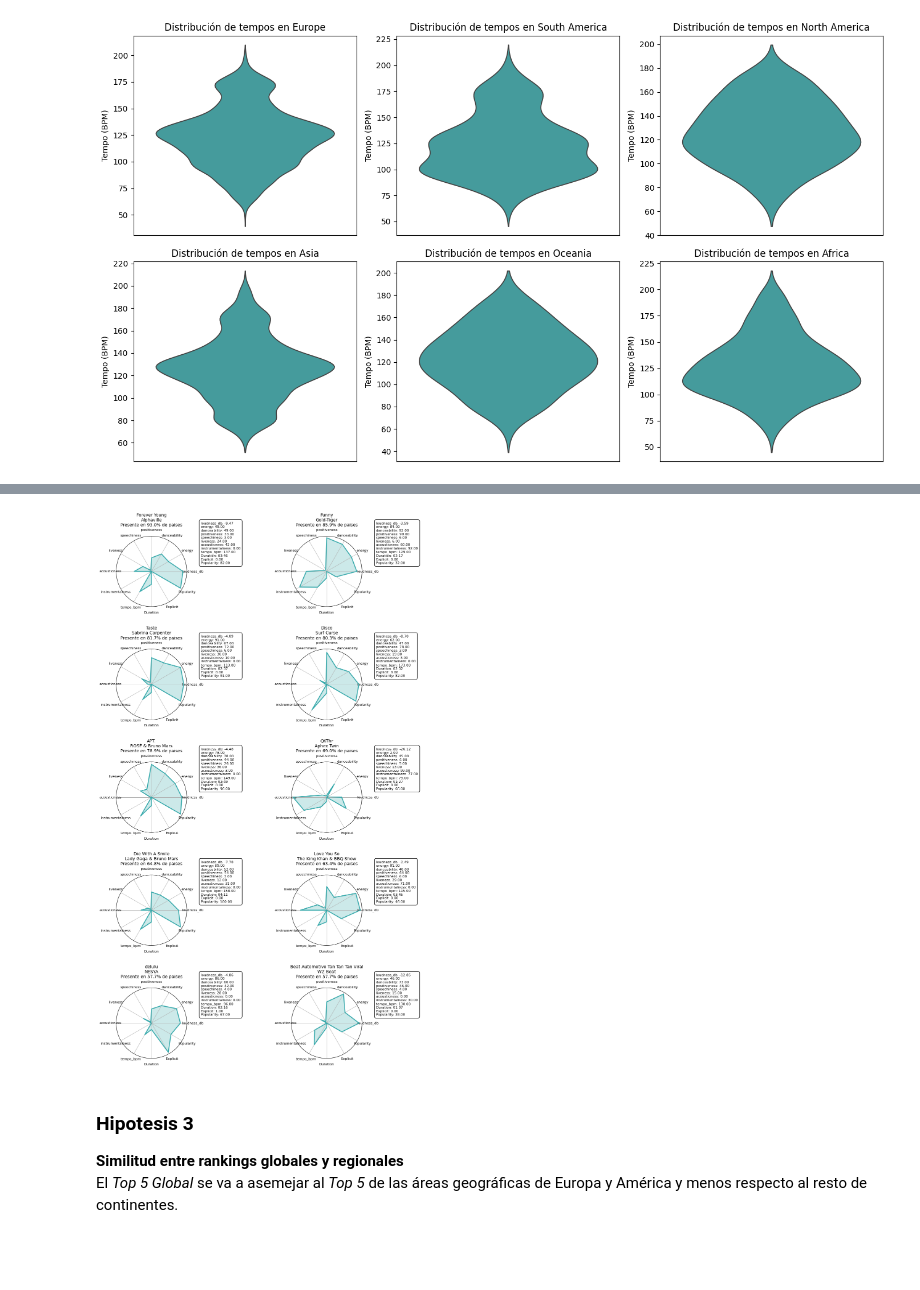
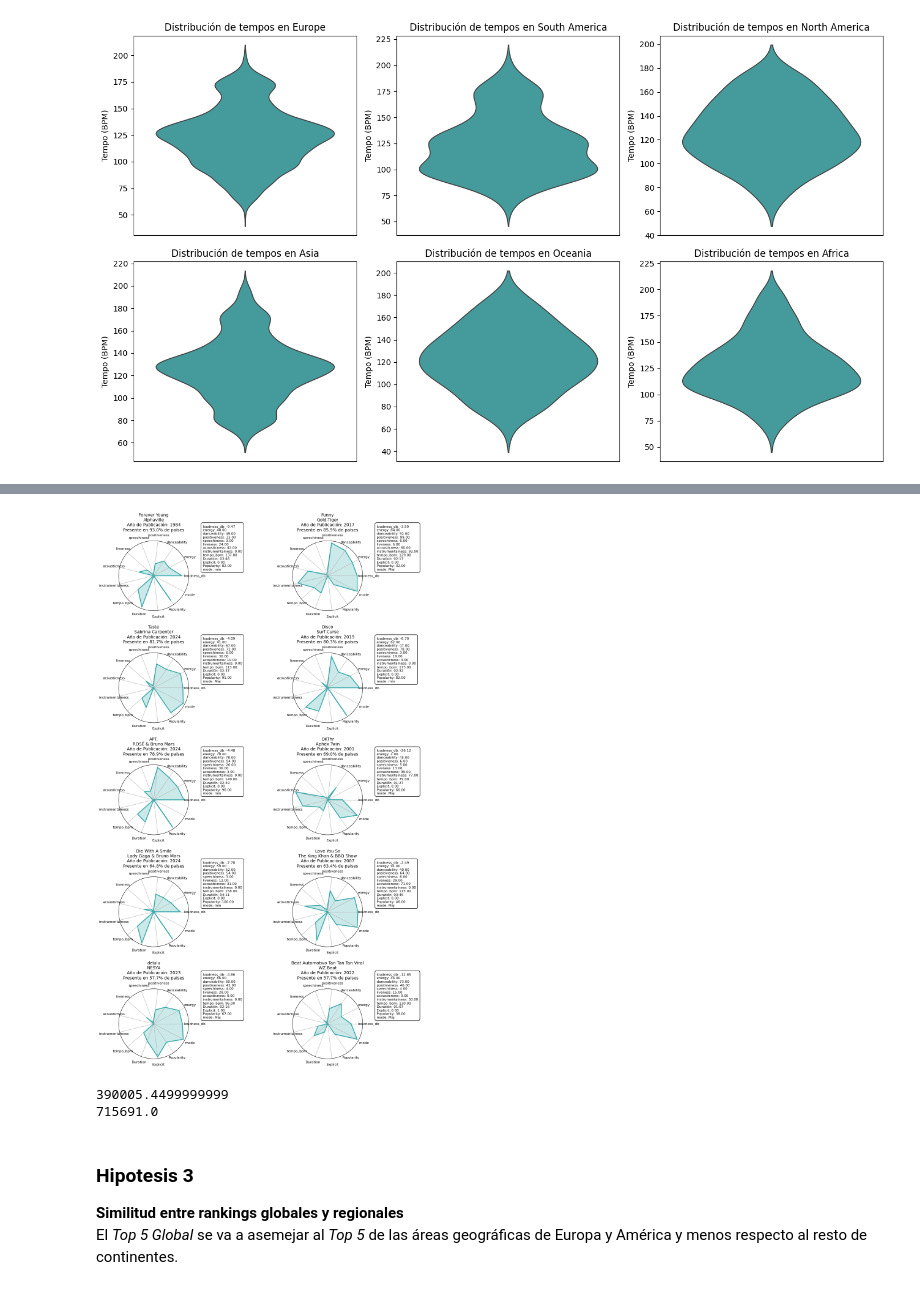
Before and after one commit to nachompra/EDA_Tiktok_Spotify, a Jupyter notebook: EDA_TikTok_Spotify - Limpio.ipynb, the cells around one changed output, grey strips where cells are left out. Saved outputs shown, nothing was run; the diff lists cells and outputs as text; code cells hidden in the pictures; blank space fills up the shorter version.

```diff
--- a/EDA_TikTok_Spotify - Limpio.ipynb
+++ b/EDA_TikTok_Spotify - Limpio.ipynb
@@ -94,6 +95,19 @@ def group_rank(ranking):
     elif 45 > ranking <= 50:
         return "46-50"
 
+def parse_release_date(release_date):
+    try:
+        # Comprabamos si es un año o fecha entera
+        if release_date.isdigit() and len(release_date) == 4:
+            return int(release_date)
+        else:
+            # Si no lo trabajamos para parsear la fecha
+            parsed_date = pd.to_datetime(release_date, errors='coerce')
+            if pd.notna(parsed_date):
+                return parsed_date  # Devuelve la fecha completa
+    except Exception as e:
+        print(f"Error al parsear {release_date}: {e}")
+    return None  # Devuelve None si no se puede procesar
 
 #Parseo de ms a minutos:segundos
 def format_duration(ms):
@@ -115,9 +129,10 @@ def normalize_features(features):
         'acousticness': (0, 100),
         'instrumentalness': (0, 100),
         'tempo_bpm': (0, 240),          # BPM típicos
-        'Duration': (0, (top50_songs_world['Duration'].max())),
+        'Duration': (0, (top50_songs_world['Duration'].quantile(.99))), # Seleccionamos como máximo el percentil 99 para evitar desviaciones por outlier
         'Explicit': (0, 1),
-        'Popularity': (0, 100)
+        'Popularity': (0, 100),
+        'mode': (0,1)
     }
     return {key: (value - min_value) / (max_value - min_value)
             for key, value in features.items()
@@ -304,6 +325,7 @@ top50_songs_world['tempo_bpm'] = top50_songs_world['tempo'].str.replace(' BPM',
 top50_songs_world['tempo'] = top50_songs_world['tempo_bpm'].apply(traduccion_bpm)
 top50_songs_world['dance_group'] = top50_songs_world['danceability'].apply(ind_dance)
 top50_songs_world = top50_songs_world.rename(columns={"loudness": "loudness_db"})
+top50_songs_world['Release_Date'] = top50_songs_world['Release_Date'].apply(parse_release_date)
 #Creación columna key y mode (tonalidad y modo)
 split_keys = top50_songs_world['key'].str.split(expand=True)
 top50_songs_world['key'] = split_keys[0]
@@ -683,7 +693,8 @@ for i, song in enumerate(song_list):
         'tempo_bpm': song_details['tempo_bpm'],
         'Duration': song_details['Duration'],
         'Explicit': song_details['Explicit'],
-        'Popularity': song_details['Popularity']
+        'Popularity': song_details['Popularity'],
+        'mode': 1 if song_details['mode'] == 'Maj' else 0
     }
 
     # Normalizamos para poder representar en una misma escala
@@ -692,39 +703,55 @@ for i, song in enumerate(song_list):
     categories = list(normalized_features.keys())
     values = list(normalized_features.values())
     values += values[:1]  # Repetir el primer valor para cerrar el gráfico
 
     # Generamos el ángulo de cada categoría
     angles = np.linspace(0, 2 * np.pi, len(categories), endpoint=False).tolist()
     angles += angles[:1]
 
     # Creamos el radar plot en el subplot correspondiente
     ax = axes[i]
     ax.fill(angles, values, color='#36a9ab', alpha=0.25)
     ax.plot(angles, values, color='#36a9ab', linewidth=2)
     ax.set_yticks([])
     ax.set_xticks(angles[:-1])
     ax.set_xticklabels(categories, fontsize=8)
 
     # Aquí generamos el texto de la leyenda usando las medidas originales, sin normalizar
-    legend_text = '\n'.join([f'{category}: {value:.2f}' if category != 'Duration' else f'{category}: {format_duration(features[category])}'
-                            for category, value in features.items()])
+    legend_text = '\n'.join([
+        f'{category}: {value:.2f}' if category not in ['Duration', 'mode'] else
+        (f'{category}: {format_duration(features[category])}' if category == 'Duration' else f'{category}: {song_details["mode"]}')
+        for category, value in features.items()
+    ])
 
     # Ajustamos posición del cuadro de leyendas para evitar que entorpezca la visión del plot
     ax.text(1.2, .9, legend_text, transform=ax.transAxes, horizontalalignment='left', verticalalignment='center',
             fontsize=8, bbox=dict(facecolor='white', edgecolor='black', boxstyle='round,pad=0.5'))
 
     # Título personalizado para cada canción
     artist_name = song_details['Artista']
-    ax.set_title(f"{song}\n{artist_name}\nPresente en {round(presence[i] / len(valid_count)*100,1)}% de paises",
-                 fontsize=10, color='black', y=1.1)
+    release_date = song_details['Release_Date']
+    if isinstance(release_date, pd.Timestamp):  # Es una fecha completa, pasa a año
+        release_date = release_date.year
+    elif isinstance(release_date, int):  # Ya es un año
+        release_date = release_date
+    else:
+        release_date = 'Desconocido'
+
+    ax.set_title(f"{song}\n{artist_name}\nAño de Publicación: {release_date}\nPresente en {round(presence[i] / len(valid_count)*100,1)}% de países",
+             fontsize=10, color='black', y=1.1)
 
 #  Ajustes de espacio para la visualización
 plt.subplots_adjust(hspace=0.6, wspace=0.1)
 
-
 plt.show()
 # %% [output]
-[figure, old version]
+[figure, new version]
+# %%
+print(top50_songs_world['Duration'].quantile(0.99))
+print(top50_songs_world['Duration'].max())
+# %% [output]
+390005.4499999999
+715691.0
 # %% [markdown]
 ### Hipotesis 3
 **Similitud entre rankings globales y regionales**
```
Also changed, not shown: parts of 19 cells of this notebook, 5 other files.
